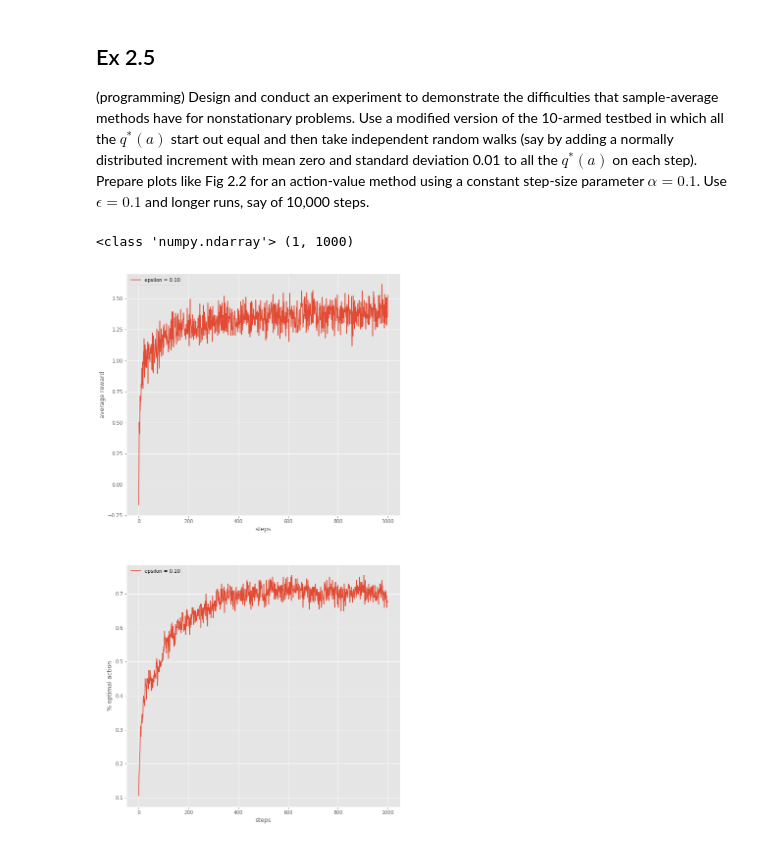
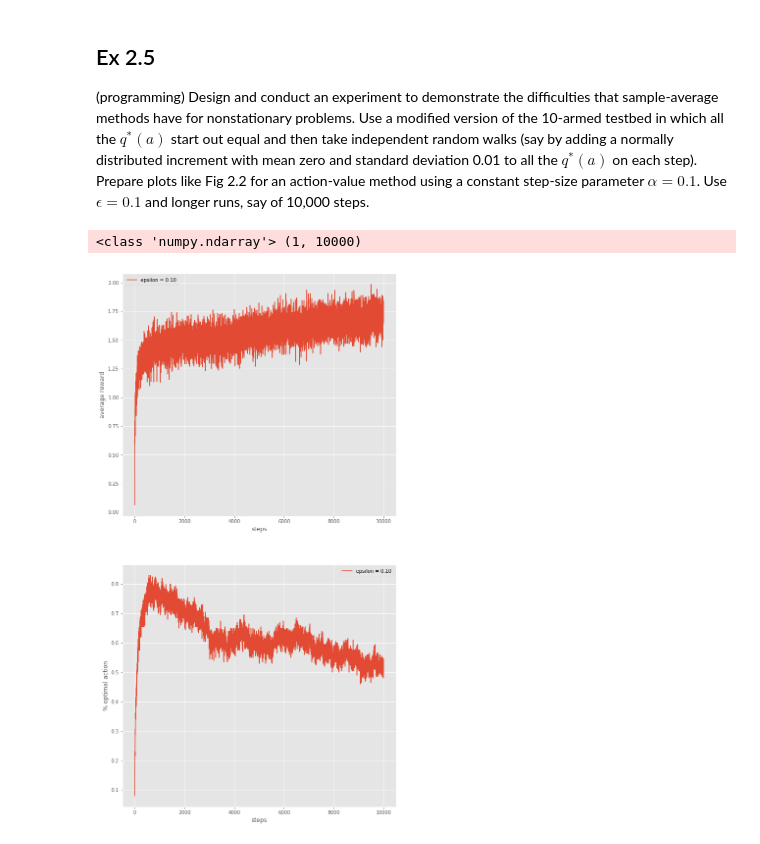
Before and after one commit to hai-h-nguyen/Sutton-Barto-Solutions, a Jupyter notebook: Chapter 2/Chap 2.ipynb, the cells around one changed output. Drawn from its saved outputs; the diff is of its cells as text; code cells hidden in the pictures.

```diff
--- a/Chapter 2/Chap 2.ipynb
+++ b/Chapter 2/Chap 2.ipynb
@@ -65,6 +65,8 @@ If we are not told which case we are facing then the value of each action is the
 # Permission given to modify the code as long as you keep this        #
 # declaration at the top                                              #
 #######################################################################
+
+# A modified version based on the code at https://github.com/ShangtongZhang/reinforcement-learning-an-introduction/blob/master/chapter02/ten_armed_testbed.py
 
 import matplotlib
 import matplotlib.pyplot as plt
@@ -175,37 +177,33 @@ def simulate(runs, time, bandits):
     mean_best_action_counts = best_action_counts.mean(axis=1)
     mean_rewards = rewards.mean(axis=1)
     return mean_best_action_counts, mean_rewards
 
 
-def figure_2_2(runs=200, time=1000):
+def figure_2_2(runs=200, time=10000):
     eps = 0.1
     epsilons = [eps]
     bandits = [Bandit(epsilon=eps, sample_averages=True)]
     best_action_counts, rewards = simulate(runs, time, bandits)
 
     plt.figure(figsize=(10, 20))
     print(type(rewards), rewards.shape)
 
     plt.subplot(2, 1, 1)
     for eps, rewards in zip(epsilons, rewards):
         plt.plot(rewards, label='epsilon = %.02f' % (eps) )
     plt.xlabel('steps')
     plt.ylabel('average reward')
     plt.legend()
 
     plt.subplot(2, 1, 2)
     for eps, best_action_counts in zip(epsilons, best_action_counts):
         plt.plot(best_action_counts, label='epsilon = %.02f' % (eps))
     plt.xlabel('steps')
     plt.ylabel('% optimal action')
     plt.legend()
 
-    plt.show()
-
-
-
 if __name__ == '__main__':
     figure_2_2()
 # %% [output]
-<class 'numpy.ndarray'> (1, 1000)
+<class 'numpy.ndarray'> (1, 10000)
-[figure, old version]
+[figure, new version]
```
